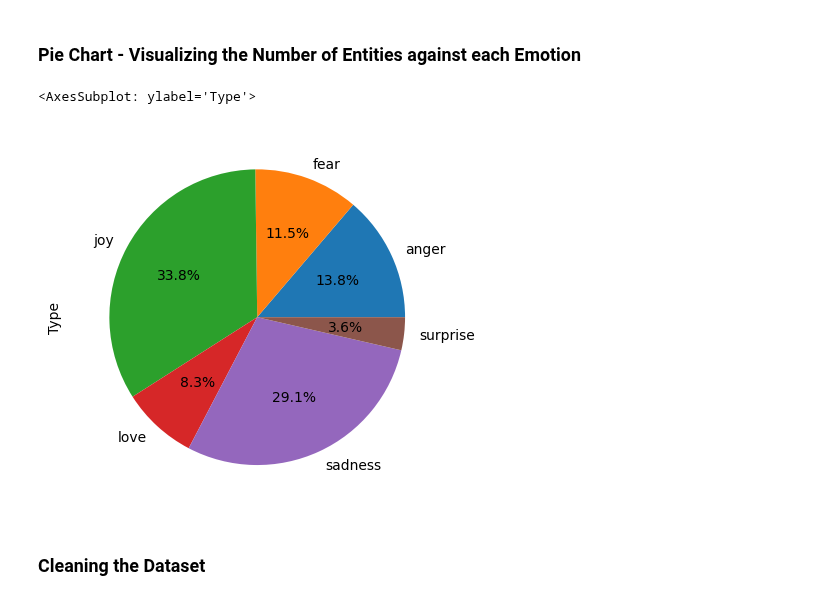
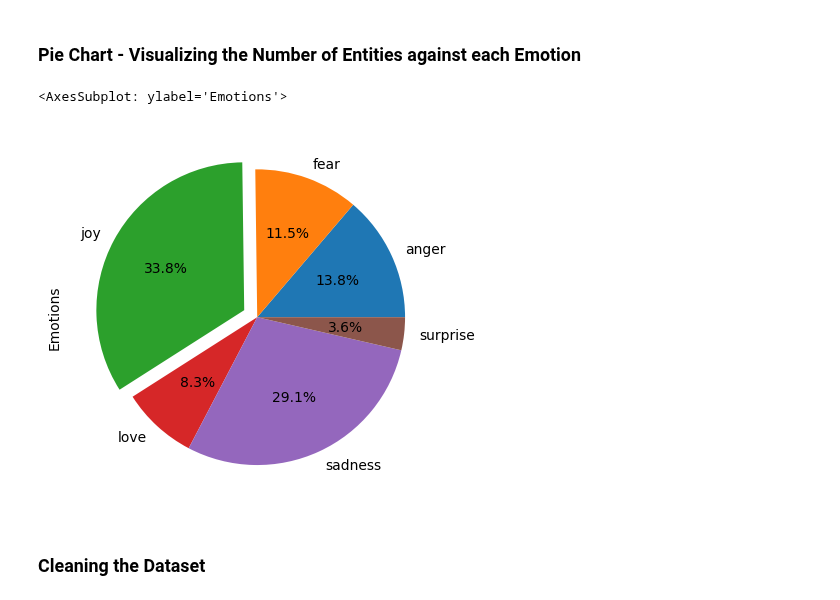
Before and after one commit to adan35/AiDreams, a Jupyter notebook: emotion_detector.ipynb, the cells around one changed output. Cells and saved outputs as stored; diff of their text form; code cells hidden in the pictures.

Commit message:
modification in pie chart

```diff
--- a/emotion_detector.ipynb
+++ b/emotion_detector.ipynb
@@ -84,10 +84,11 @@ emotions_count.plot.bar(xlabel='Emotions', ylabel='Records', rot=0, color=col)
 ### Pie Chart - Visualizing the Number of Entities against each Emotion
 # %%
 emotions_size = emotions_count = dataset.groupby(['emotions'])['emotions'].size()
-emotions_size.plot(kind='pie', y = "v1", label = "Type", autopct='%1.1f%%')
+explode = (0, 0, 0.1, 0, 0, 0)
+emotions_size.plot(kind='pie', y = "v1", label = "Emotions", autopct='%1.1f%%', explode=explode)
 # %% [output]
-<AxesSubplot: ylabel='Type'>
+<AxesSubplot: ylabel='Emotions'>
-[figure, old version]
+[figure, new version]
 # %% [markdown]
 ### Cleaning the Dataset
 # %%
```
